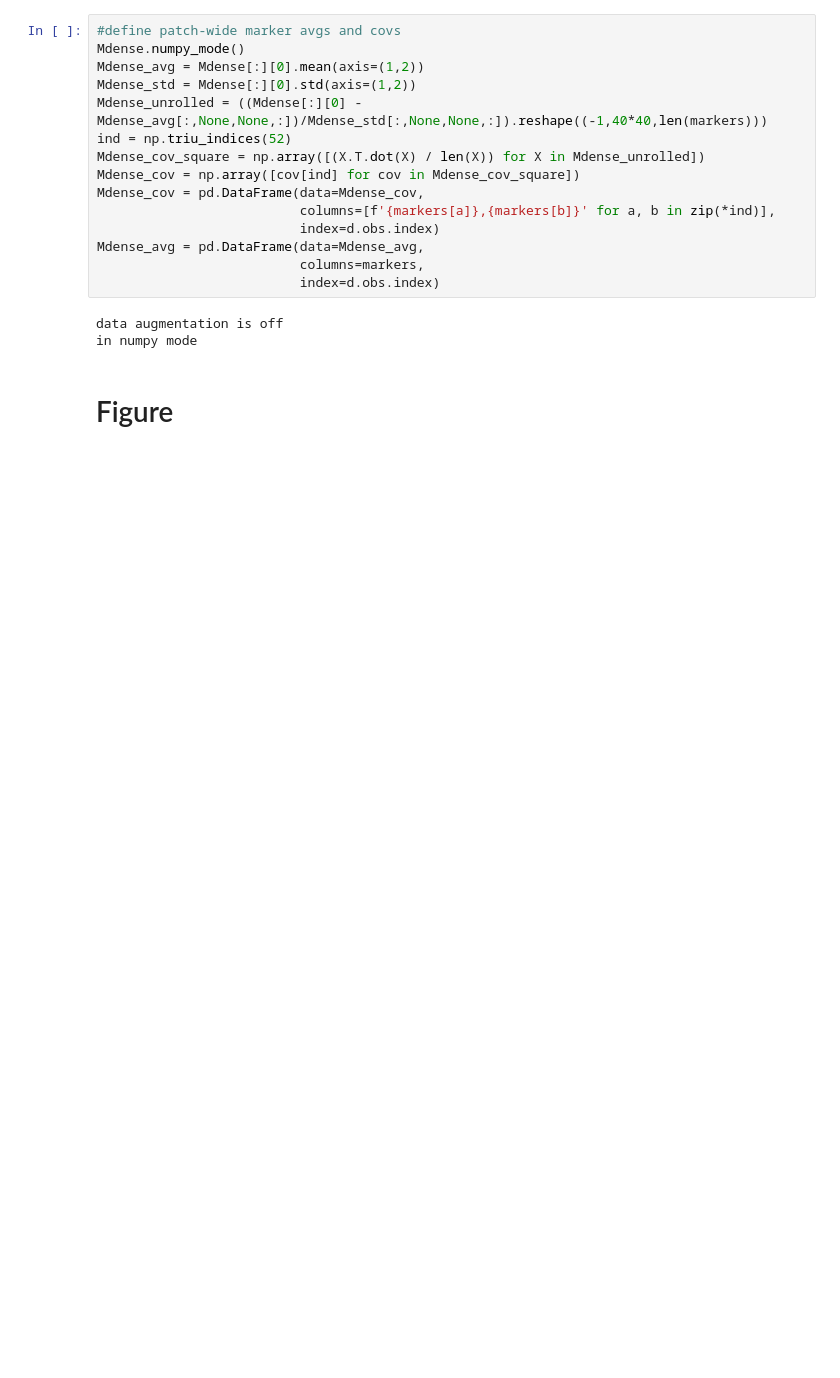
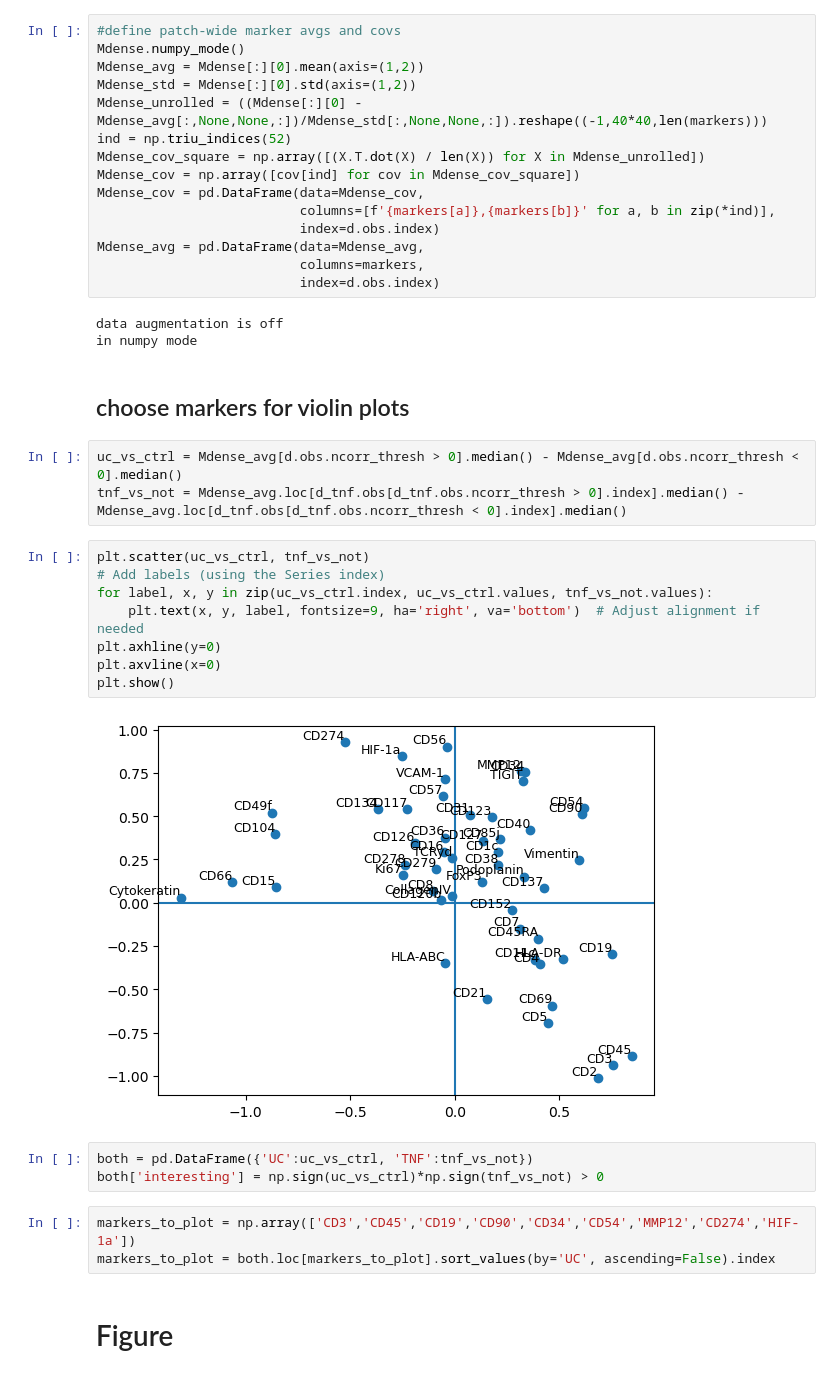
Before and after one commit to yakirr/vimapaper, a Jupyter notebook: UC/UC.3.makefigs.ipynb, the cells around one changed output. Cells and saved outputs as stored; diff of their text form; blank space fills up the shorter version.

```diff
--- a/UC/UC.3.makefigs.ipynb
+++ b/UC/UC.3.makefigs.ipynb
@@ -166,6 +166,27 @@ Mdense_avg = pd.DataFrame(data=Mdense_avg,
 # %% [output]
 data augmentation is off
 in numpy mode
+# %% [markdown]
+## choose markers for violin plots
+# %%
+uc_vs_ctrl = Mdense_avg[d.obs.ncorr_thresh > 0].median() - Mdense_avg[d.obs.ncorr_thresh < 0].median()
+tnf_vs_not = Mdense_avg.loc[d_tnf.obs[d_tnf.obs.ncorr_thresh > 0].index].median() - Mdense_avg.loc[d_tnf.obs[d_tnf.obs.ncorr_thresh < 0].index].median()
+# %%
+plt.scatter(uc_vs_ctrl, tnf_vs_not)
+# Add labels (using the Series index)
+for label, x, y in zip(uc_vs_ctrl.index, uc_vs_ctrl.values, tnf_vs_not.values):
+    plt.text(x, y, label, fontsize=9, ha='right', va='bottom')  # Adjust alignment if needed
+plt.axhline(y=0)
+plt.axvline(x=0)
+plt.show()
+# %% [output]
+[figure, added]
+# %%
+both = pd.DataFrame({'UC':uc_vs_ctrl, 'TNF':tnf_vs_not})
+both['interesting'] = np.sign(uc_vs_ctrl)*np.sign(tnf_vs_not) > 0
+# %%
+markers_to_plot = np.array(['CD3','CD45','CD19','CD90','CD34','CD54','MMP12','CD274','HIF-1a'])
+markers_to_plot = both.loc[markers_to_plot].sort_values(by='UC', ascending=False).index
 # %% [markdown]
 # Figure
 # %%
```
Also changed, not shown: parts of 9 cells of this notebook, 2 other files.
